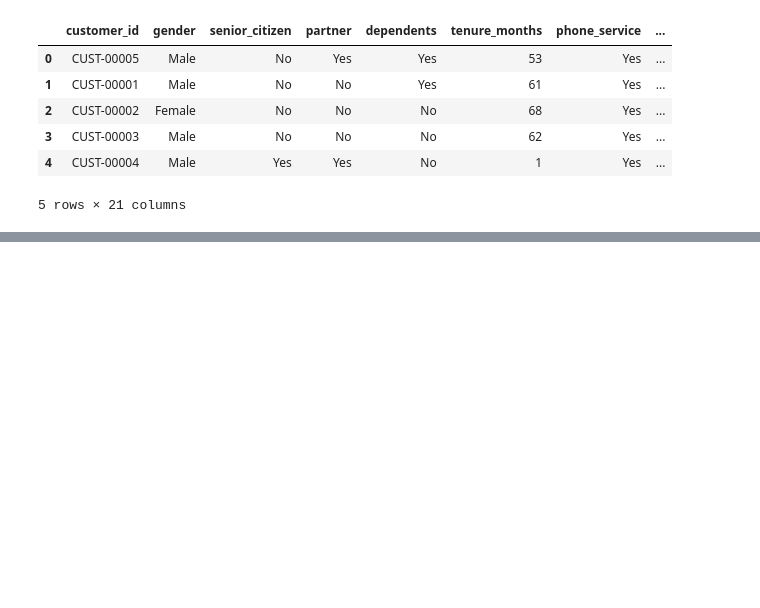
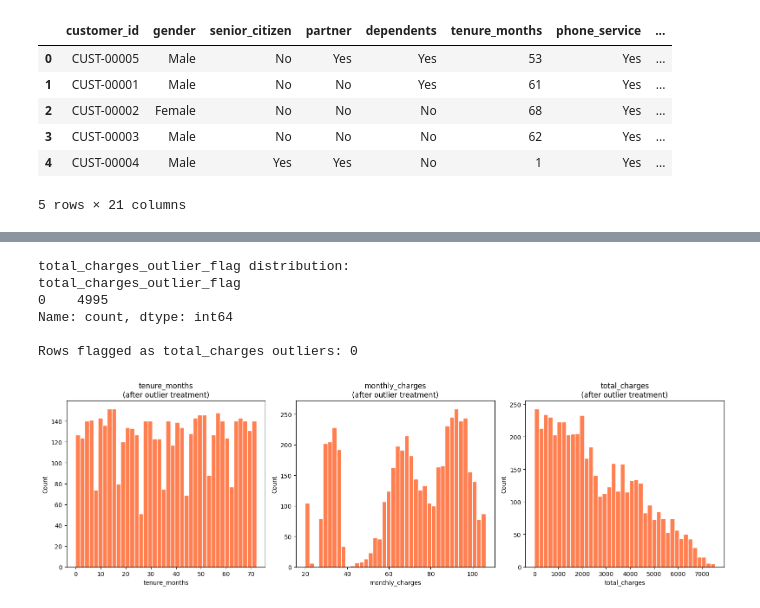
Before and after one commit to saikat100/telecom-churn-analysis, a Jupyter notebook: notebooks/02_cleaning_and_feature_engineering.ipynb, the cells around one changed output, grey strips where cells are left out. Saved outputs shown, nothing was run; the diff lists cells and outputs as text; code cells hidden in the pictures; blank space fills up the shorter version.

```diff
--- a/notebooks/02_cleaning_and_feature_engineering.ipynb
+++ b/notebooks/02_cleaning_and_feature_engineering.ipynb
@@ -243,0 +279,18 @@ df_clean.head()
+# %%
+TENURE_MIN = 0
+TENURE_MAX = 72
+
+"""
+mask1 = T F T F T T F
+mask2 = F F T T T T F
+
+mask1 | mask2 = T F T T T T F
+~(mask1 | mask2) = F T F F F F T
+"""
+
+mask1 = df_clean['tenure_months'] < TENURE_MIN
+mask2 = df_clean['tenure_months'] > TENURE_MAX
+indices = df_clean[ mask1 | mask2 ].index.tolist()
+df_clean = df_clean[ ~(mask1 | mask2) ]
+
+df_clean.head()
@@ -243,0 +403,11 @@ df_clean.head()
+# %%
+"""Run outlier treatment pipeline and inspect audit trail"""
+df_treated, outlier_audit = run_full_outlier_pipeline(df_clean)
+
+print("=== OUTLIER TREATMENT AUDIT TRAIL ===")
+for col, result in outlier_audit.items():
+    print(f"\n  {col}:")
+    for k, v in result.items():
+        print(f"    {k}: {v}")
+
+print(f"\nShape after outlier treatment: {df_treated.shape}")
@@ -243,0 +432,28 @@ df_clean.head()
+# %%
+"""Confirm outlier flag column was created correctly
+"""
+print("total_charges_outlier_flag distribution:")
+print(df_treated["total_charges_outlier_flag"].value_counts())
+print(f"\nRows flagged as total_charges outliers: {df_treated['total_charges_outlier_flag'].sum()}")
+# %% [output]
+total_charges_outlier_flag distribution:
+total_charges_outlier_flag
+0    4995
+Name: count, dtype: int64
+
+Rows flagged as total_charges outliers: 0
+# %%
+"""Visualise distributions AFTER outlier treatment"""
+fig, axes = plt.subplots(1, 3, figsize=(16, 5))
+
+for ax, col in zip(axes, numeric_cols):
+    ax.hist(df_treated[col], bins=40, color="coral", edgecolor="white")
+    ax.set_title(f"{col}\n(after outlier treatment)")
+    ax.set_xlabel(col)
+    ax.set_ylabel("Count")
+
+plt.tight_layout()
+plt.savefig("../reports/figures/distributions_after_outlier_treatment.png", dpi=100)
+plt.show()
+# %% [output]
+[figure, added]
```
Also changed, not shown: parts of 14 cells of this notebook, 3 other files.
